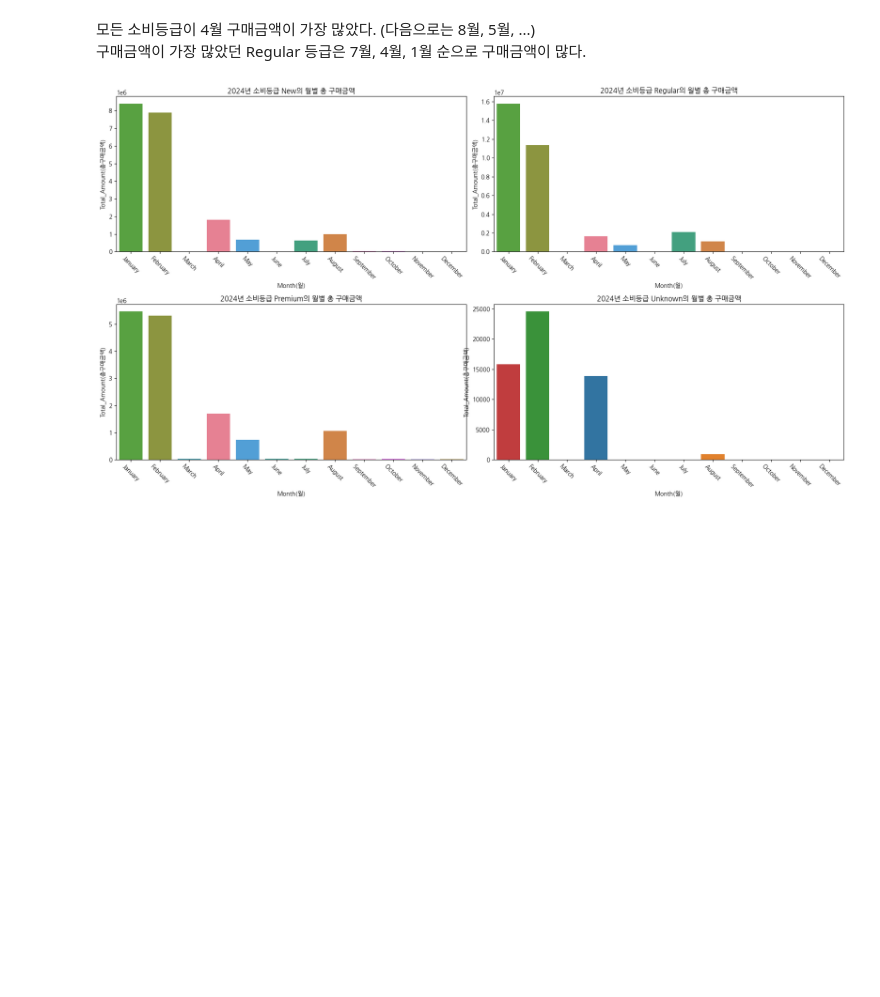
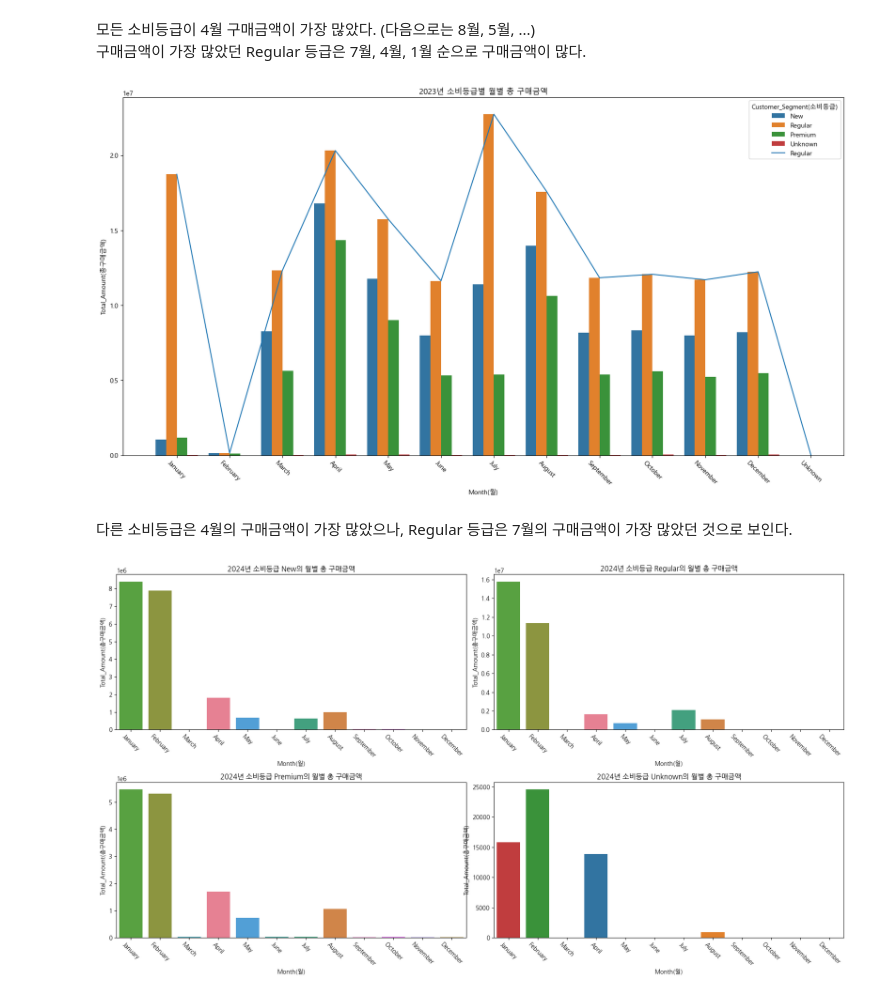
Before and after one commit to youscd/Retail_data_Analysis, a Jupyter notebook: 분석 시각화.ipynb, the cells around one changed output. Drawn from its saved outputs; the diff is of its cells as text; code cells hidden in the pictures; blank space fills up the shorter version.

```diff
--- a/분석 시각화.ipynb
+++ b/분석 시각화.ipynb
@@ -504,6 +623,22 @@ for i, seg in enumerate(segment):
 # %% [markdown]
 모든 소비등급이 4월 구매금액이 가장 많았다. (다음으로는 8월, 5월, ...)\
 구매금액이 가장 많았던 Regular 등급은 7월, 4월, 1월 순으로 구매금액이 많다.
+# %%
+# 2023년의 월을 기준으로 소비등급별 구매금액 비교
+fig, ax = plt.subplots(figsize=(20,10))
+
+sns.barplot(data=d, x='Month(월)', y='Total_Amount(총구매금액)', ax=ax,
+            hue='Customer_Segment(소비등급)', hue_order=['New', 'Regular', 'Premium', 'Unknown'], order=month_order)
+sns.lineplot(data=d, x='Month(월)', y='Total_Amount(총구매금액)', ax=ax,
+             hue='Customer_Segment(소비등급)', hue_order=['Regular'])
+
+ax.set_xticklabels(ax.get_xticklabels(), rotation=-45)
+ax.set_title('2023년 소비등급별 월별 총 구매금액')
+plt.show()
+# %% [output]
+[figure, added]
+# %% [markdown]
+다른 소비등급은 4월의 구매금액이 가장 많았으나, Regular 등급은 7월의 구매금액이 가장 많았던 것으로 보인다.
 # %%
 # 2024년 월별, 소비등급별 매출
 e = df_notnull[df_notnull['Year(연도)'] == 2024].groupby(['Month(월)', 'Customer_Segment(소비등급)'])[['Total_Amount(총구매금액)']].sum().reset_index()
```
Also changed, not shown: parts of 23 cells of this notebook.
